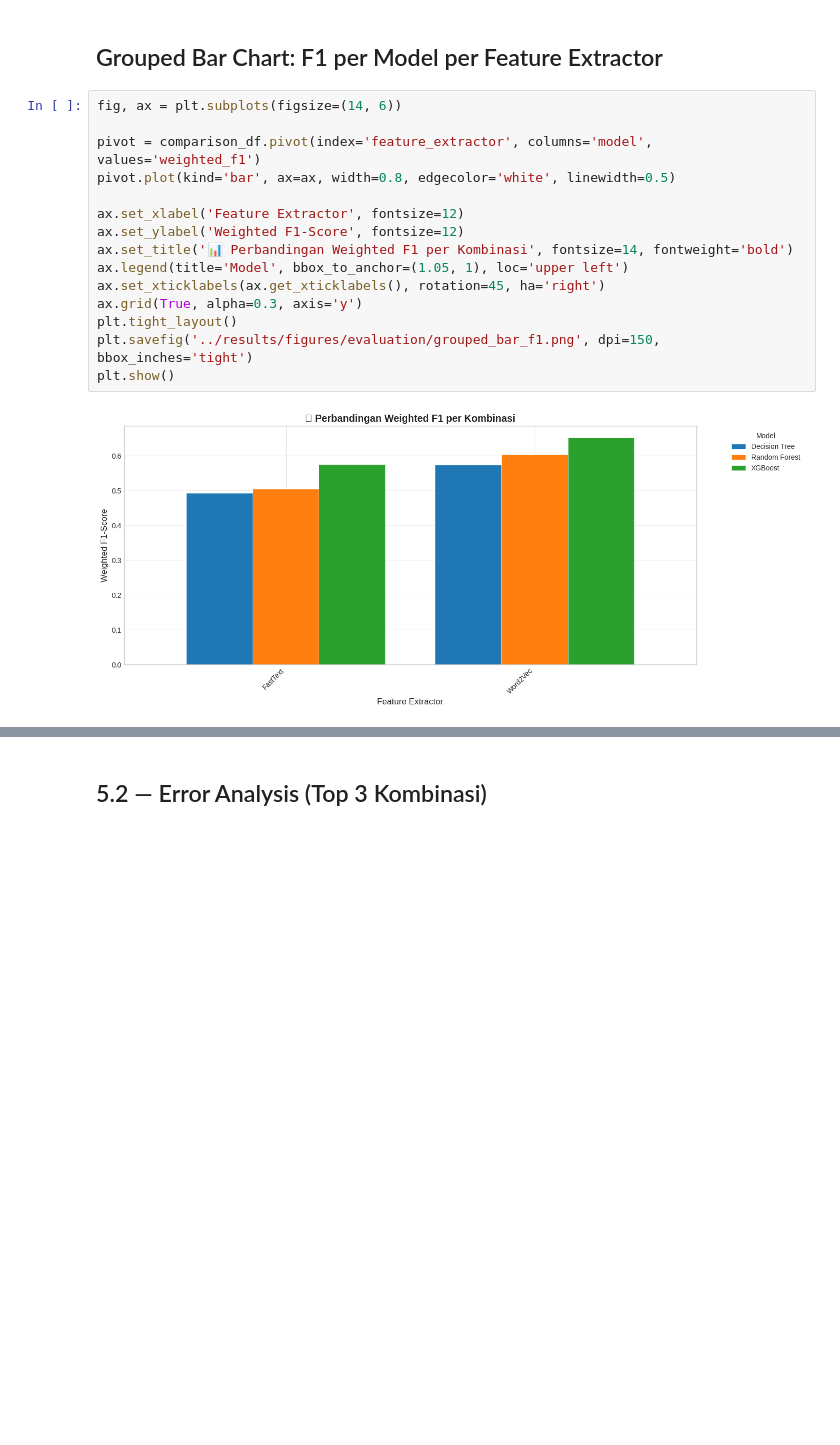
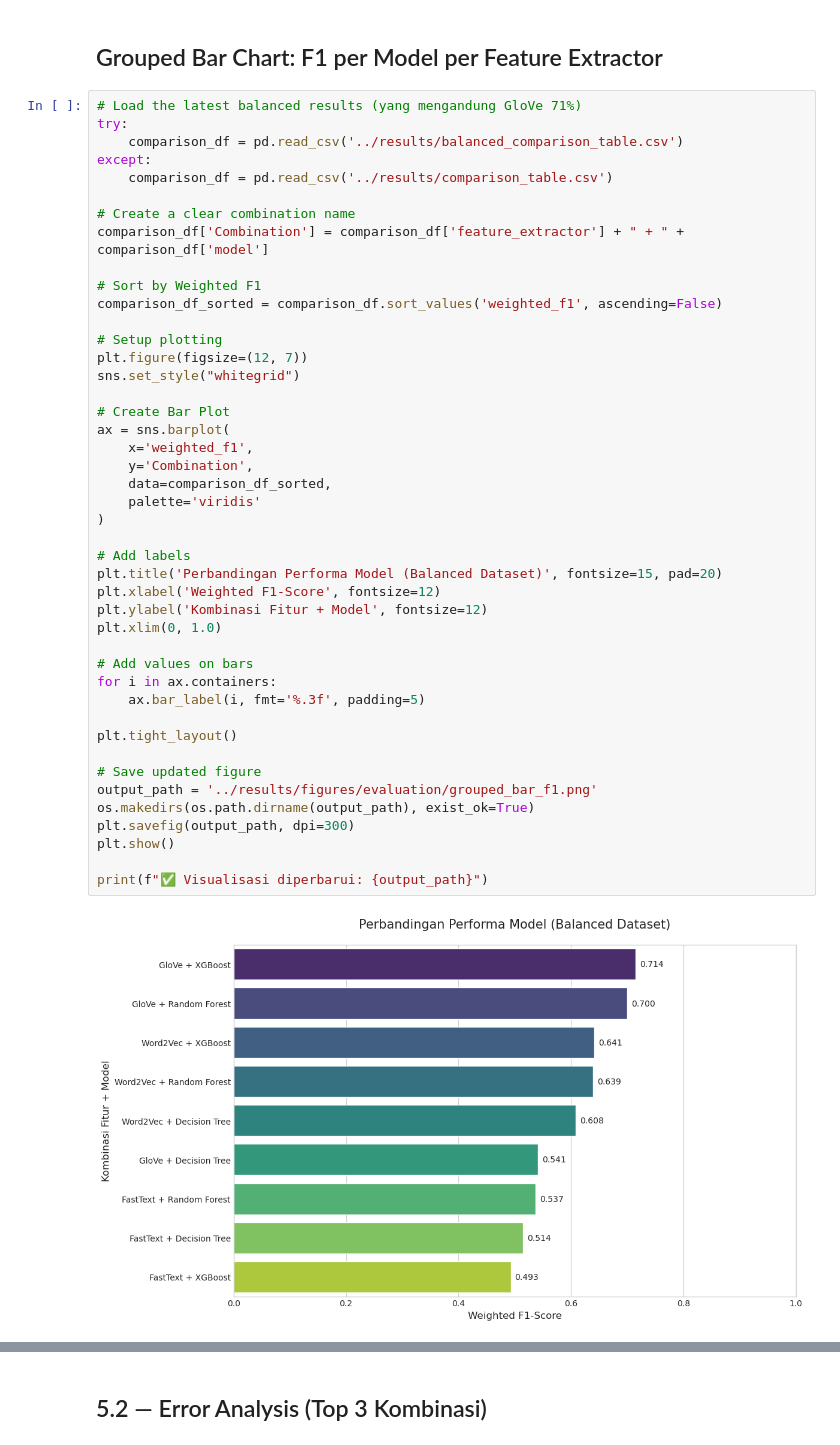
Before and after one commit to Universitas-Cakrawala/final-project-txmg1, a Jupyter notebook: notebooks/05_comparison_analysis.ipynb, the cells around one changed output, grey strips where cells are left out. Saved outputs shown, nothing was run; the diff lists cells and outputs as text; blank space fills up the shorter version.

Commit message:
refactor: update notebook execution counts and regenerate data visualizations

```diff
--- a/notebooks/05_comparison_analysis.ipynb
+++ b/notebooks/05_comparison_analysis.ipynb
@@ -73,19 +73,48 @@ plot_comparison_quadrant(
 # %% [markdown]
 ## Grouped Bar Chart: F1 per Model per Feature Extractor
 # %%
-fig, ax = plt.subplots(figsize=(14, 6))
+# Load the latest balanced results (yang mengandung GloVe 71%)
+try:
+    comparison_df = pd.read_csv('../results/balanced_comparison_table.csv')
+except:
+    comparison_df = pd.read_csv('../results/comparison_table.csv')
 
-pivot = comparison_df.pivot(index='feature_extractor', columns='model', values='weighted_f1')
-pivot.plot(kind='bar', ax=ax, width=0.8, edgecolor='white', linewidth=0.5)
+# Create a clear combination name
+comparison_df['Combination'] = comparison_df['feature_extractor'] + " + " + comparison_df['model']
 
-ax.set_xlabel('Feature Extractor', fontsize=12)
-ax.set_ylabel('Weighted F1-Score', fontsize=12)
-ax.set_title('📊 Perbandingan Weighted F1 per Kombinasi', fontsize=14, fontweight='bold')
-ax.legend(title='Model', bbox_to_anchor=(1.05, 1), loc='upper left')
-ax.set_xticklabels(ax.get_xticklabels(), rotation=45, ha='right')
-ax.grid(True, alpha=0.3, axis='y')
+# Sort by Weighted F1
+comparison_df_sorted = comparison_df.sort_values('weighted_f1', ascending=False)
+
+# Setup plotting
+plt.figure(figsize=(12, 7))
+sns.set_style("whitegrid")
+
+# Create Bar Plot
+ax = sns.barplot(
+    x='weighted_f1',
+    y='Combination',
+    data=comparison_df_sorted,
+    palette='viridis'
+)
+
+# Add labels
+plt.title('Perbandingan Performa Model (Balanced Dataset)', fontsize=15, pad=20)
+plt.xlabel('Weighted F1-Score', fontsize=12)
+plt.ylabel('Kombinasi Fitur + Model', fontsize=12)
+plt.xlim(0, 1.0)
+
+# Add values on bars
+for i in ax.containers:
+    ax.bar_label(i, fmt='%.3f', padding=5)
+
 plt.tight_layout()
-plt.savefig('../results/figures/evaluation/grouped_bar_f1.png', dpi=150, bbox_inches='tight')
+
+# Save updated figure
+output_path = '../results/figures/evaluation/grouped_bar_f1.png'
+os.makedirs(os.path.dirname(output_path), exist_ok=True)
+plt.savefig(output_path, dpi=300)
 plt.show()
+
+print(f"✅ Visualisasi diperbarui: {output_path}")
 # %% [output]
-[figure, old version]
+[figure, new version]
```
Also changed, not shown: parts of 8 cells of this notebook, 13 other files.
